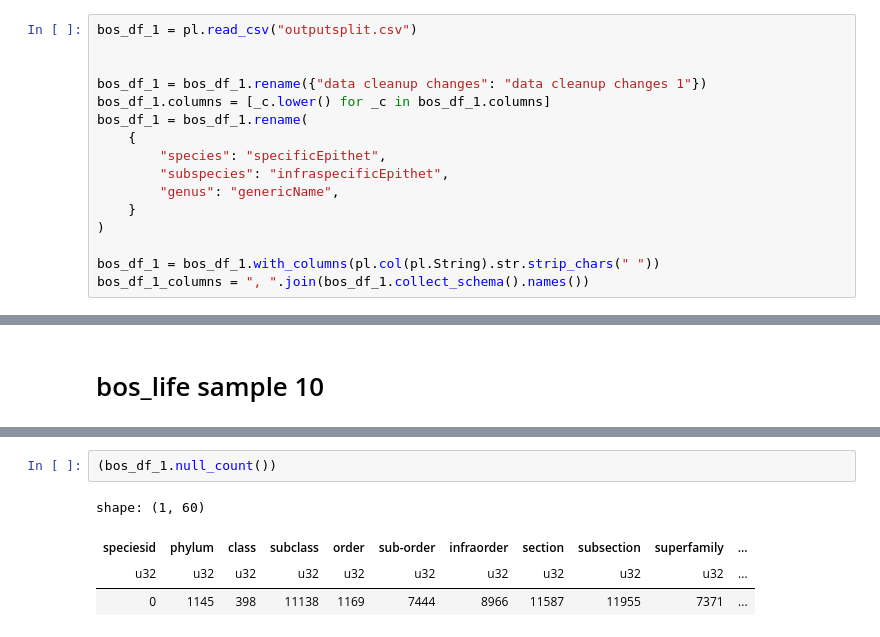
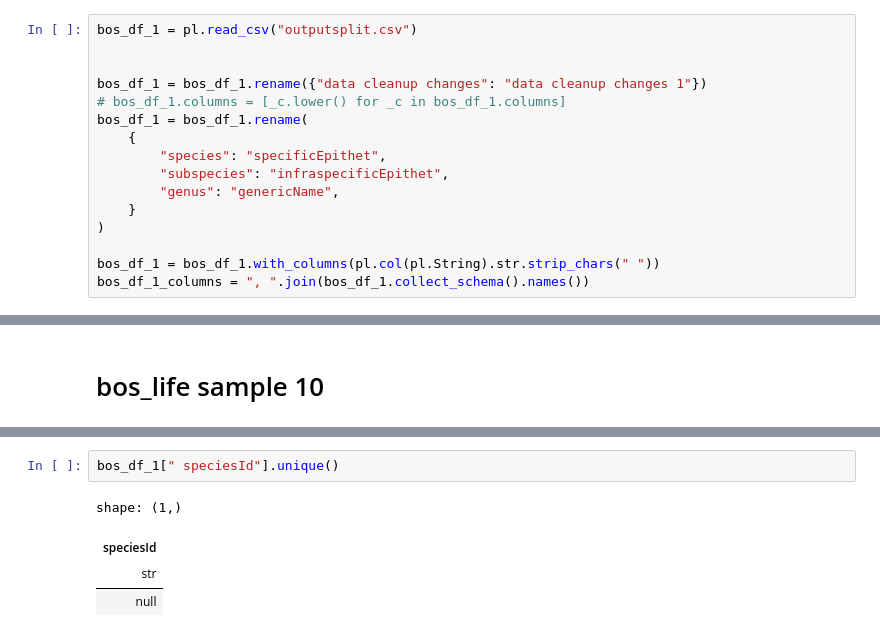
Before and after one commit to roberthobblebottom/lkcnhm_data_wrangling, a Jupyter notebook: __marimo__/explore_datasets_marimo_notebook.ipynb, the cells around one changed output, grey strips where cells are left out. Cells and saved outputs as stored; diff of their text form.

```diff
--- a/__marimo__/explore_datasets_marimo_notebook.ipynb
+++ b/__marimo__/explore_datasets_marimo_notebook.ipynb
@@ -14,7 +14,7 @@ bos_df_1 = pl.read_csv("outputsplit.csv")
 
 
 bos_df_1 = bos_df_1.rename({"data cleanup changes": "data cleanup changes 1"})
-bos_df_1.columns = [_c.lower() for _c in bos_df_1.columns]
+# bos_df_1.columns = [_c.lower() for _c in bos_df_1.columns]
 bos_df_1 = bos_df_1.rename(
     {
         "species": "specificEpithet",
@@ -154,7 +173,7 @@ bos_length
 # %%
-(bos_df_1.null_count())
+bos_df_1[" speciesId"].unique()
 # %% [output]
-shape: (1, 60)
+shape: (1,)
-| speciesid | phylum | class | subclass | order | sub-order | infraorder | section | subsection | superfamily | ... |
-| u32 | u32 | u32 | u32 | u32 | u32 | u32 | u32 | u32 | u32 | ... |
-| 0 | 1145 | 398 | 11138 | 1169 | 7444 | 8966 | 11587 | 11955 | 7371 | ... |
+| speciesId |
+| str |
+| null |
```
Also changed, not shown: parts of 61 cells of this notebook, 4 other files.
